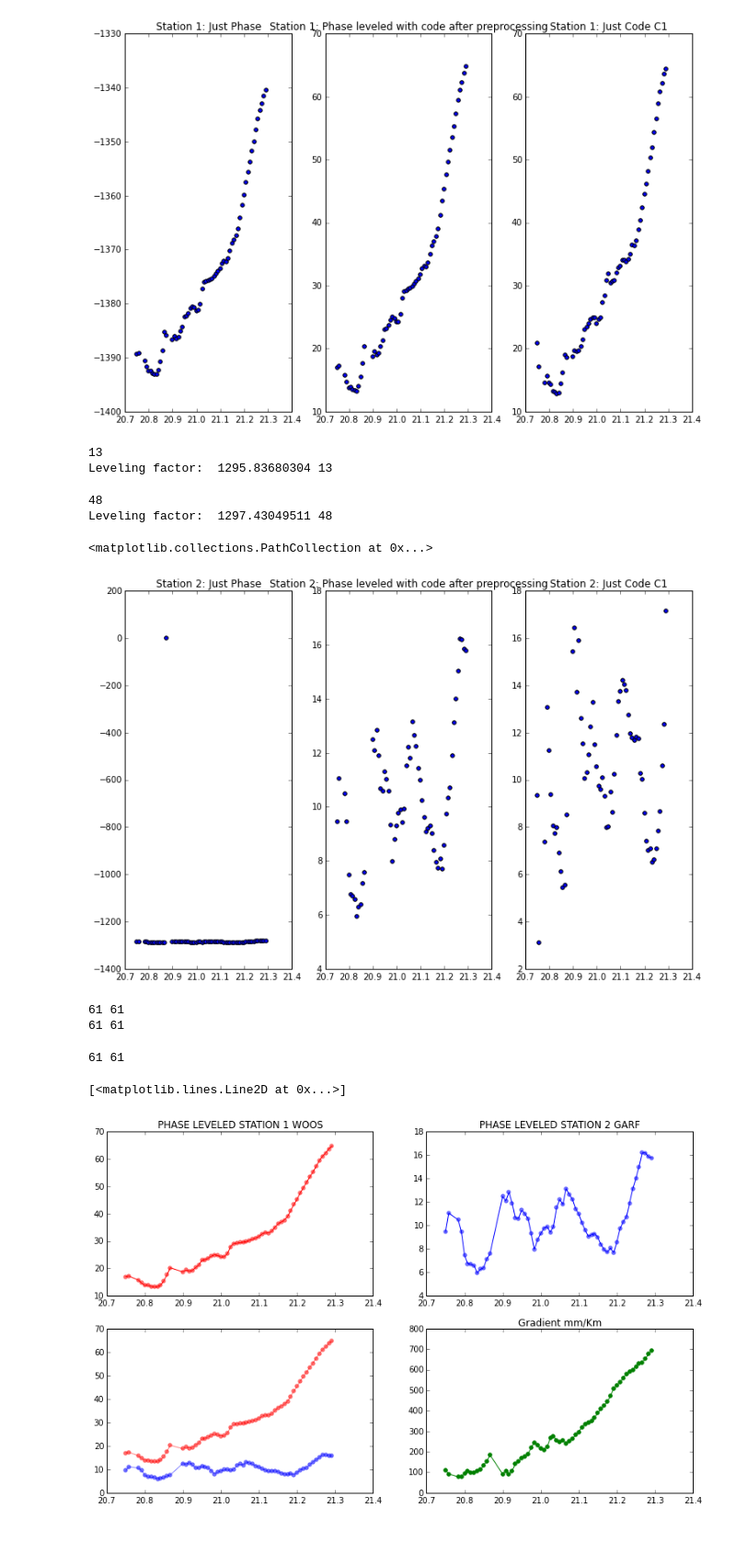
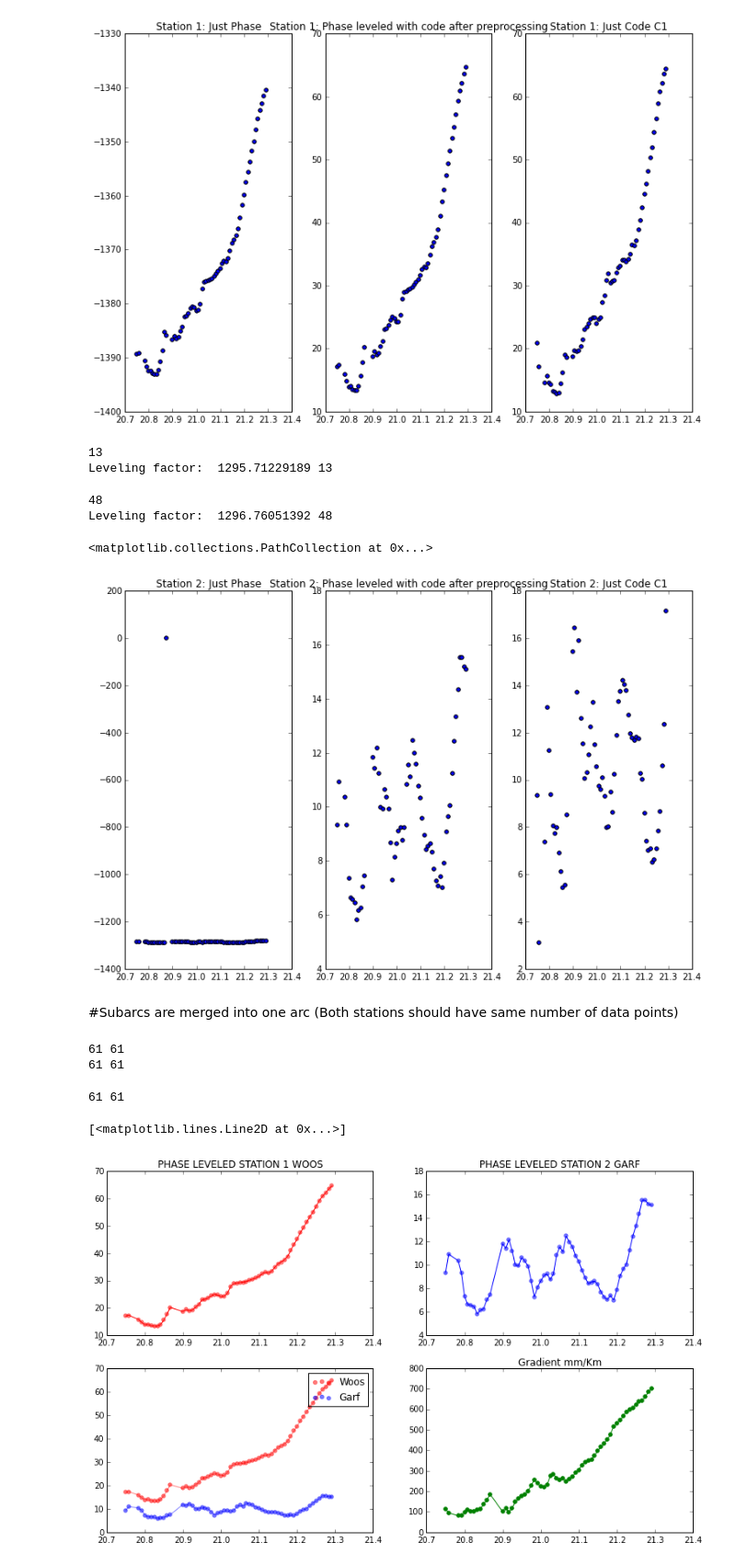
Before and after one commit to loveforeverLi/Trabajo_GNSS, a Jupyter notebook: Ejercicios 2. Iono Gradients-WOOS-GARF.ipynb, the cells around one changed output. Shown at 92% size. Drawn from its saved outputs; the diff is of its cells as text; code cells hidden in the pictures; blank space fills up the shorter version.

Commit message:
Funciones confirmed slip, remove_slip detectan y eliminan los slips confirmados en ambas estaciones, remueve los short arcs incluso si hay mas de uno

```diff
--- a/Ejercicios 2. Iono Gradients-WOOS-GARF.ipynb
+++ b/Ejercicios 2. Iono Gradients-WOOS-GARF.ipynb
@@ -161,7 +162,7 @@ Arc  1  has  49  elements
 Also, miniarcs with less than 10 elements, or five minutes are removed. **The short arcs need to be discarded because leveling errors for those arcs are typically large and cause ionospheric delay estimation errors. **
 # %%
 print len(IP1),len(IC1),len(IP2),len(IC2),len(t),len(D)
-miniarcs1,miniarcs2,IP1,IP2,IC1,IC2,t,D=remove_short(miniarcs1,miniarcs2,IP1,IP2,IC1,IC2,t,D)
+miniarcs1,miniarcs2=remove_short(miniarcs1,miniarcs2)
 print len(IP1),len(IC1),len(IP2),len(IC2),len(t),len(D)
 # %% [output]
 62 62 62 62 62 62
@@ -392,14 +385,14 @@ Lfactor21,new_IPHASE_arc21=levelphase(IC2[miniarcs2[0]],IP2[miniarcs2[0]],EL2[mi
 print "Leveling factor: ",Lfactor21,new_IPHASE_arc21.size
 # %% [output]
 13
-Leveling factor:  1295.83680304 13
+Leveling factor:  1295.71229189 13
 # %%
 print len(t[miniarcs2[1]])
 Lfactor22,new_IPHASE_arc22=levelphase(IC2[miniarcs2[1]],IP2[miniarcs2[1]],EL2[miniarcs2[1]]) #IC2 code delay on station2
 print "Leveling factor: ",Lfactor22,new_IPHASE_arc22.size
 # %% [output]
 48
-Leveling factor:  1297.43049511 48
+Leveling factor:  1296.76051392 48
 # %%
 plt.figure(figsize=(12,8))
 
@@ -418,7 +411,9 @@ plt.title("Station 2: Just Code C1")
 plt.scatter(t,IC2)
 # %% [output]
 <matplotlib.collections.PathCollection at 0x...>
-[figure, old version]
+[figure, new version]
+# %% [markdown]
+#Subarcs are merged into one arc (Both stations should have same number of data points)
 # %%
 ntimes1=np.hstack((t[miniarcs1[0]],t[miniarcs1[1]],t[miniarcs1[2]]))
 new_IPHASE_arc1=np.hstack((new_IPHASE_arc11,new_IPHASE_arc12,new_IPHASE_arc13 ))
@@ -436,27 +431,30 @@ D=np.delete(D,13)
 # %%
 plt.figure(figsize=(13,8))
+
 plt.subplot(2,2,1)
 plt.title("PHASE LEVELED STATION 1 WOOS")
 plt.scatter(ntimes1,new_IPHASE_arc1,color="red",alpha=.5)
 plt.plot(ntimes1,new_IPHASE_arc1,color="red")
+
 plt.subplot(2,2,2)
 plt.title("PHASE LEVELED STATION 2 GARF")
 plt.scatter(ntimes2,new_IPHASE_arc2,color="blue",alpha=.5)
 plt.plot(ntimes2,new_IPHASE_arc2,color="blue")
+
 plt.subplot(2,2,3)
-plt.scatter(ntimes1,new_IPHASE_arc1,color="red",alpha=.5)
+plt.scatter(ntimes1,new_IPHASE_arc1,color="red",alpha=.5,label="Woos")
 plt.plot(ntimes1,new_IPHASE_arc1,color="red",alpha=.5)
-plt.scatter(ntimes2,new_IPHASE_arc2,color="blue",alpha=.5)
+plt.scatter(ntimes2,new_IPHASE_arc2,color="blue",alpha=.5,label="Garf")
+plt.legend()
 plt.plot(ntimes2,new_IPHASE_arc2,color="blue",alpha=.5)
-##aELIMINAR TAMBIEN EL SHORT ARC EN LA OTRA ESTACION Y EN LA DISTANCIA ENTRE IPPS
 print len(new_IPHASE_arc1),len(new_IPHASE_arc2)
 
-gradient=(new_IPHASE_arc1-new_IPHASE_arc2)*1000
 plt.subplot(2,2,4)
 plt.title("Gradient mm/Km")
+gradient=(new_IPHASE_arc1-new_IPHASE_arc2)*1000
 plt.scatter(ntimes1,gradient/D,color="green")
 plt.plot(ntimes1,gradient/D,color="green")
 # %% [output]
 61 61
 [<matplotlib.lines.Line2D at 0x...>]
-[figure, old version]
+[figure, new version]
```
Also changed, not shown: parts of 25 cells of this notebook, 1 other file.
